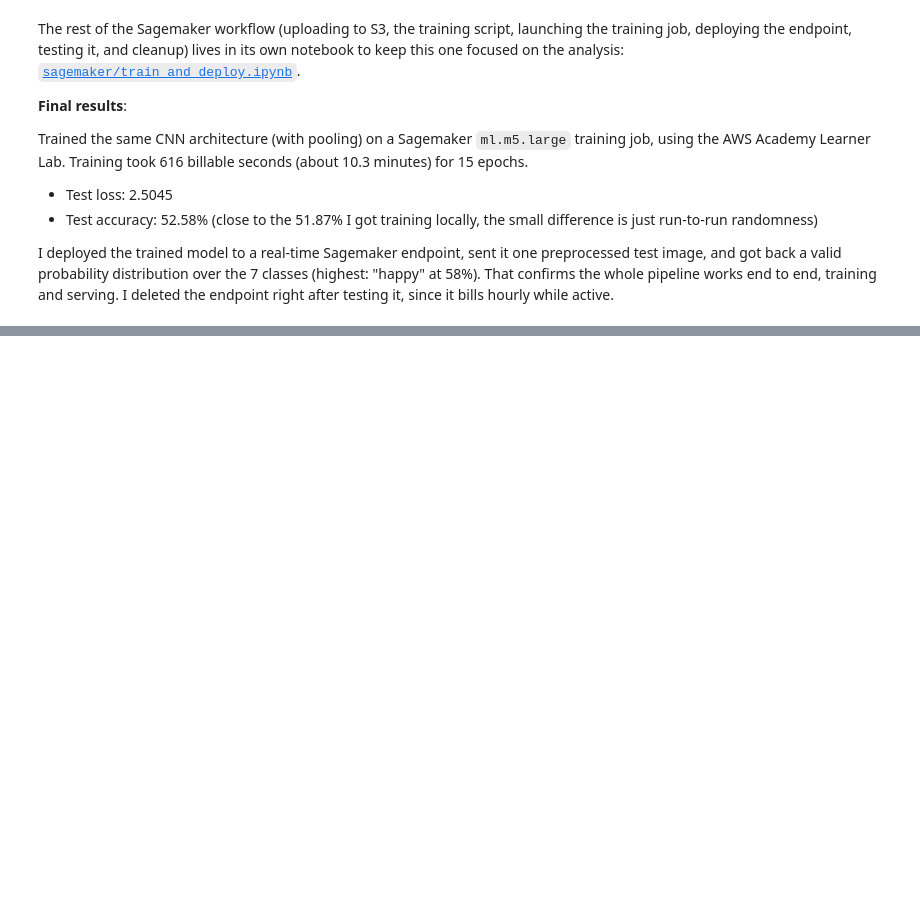
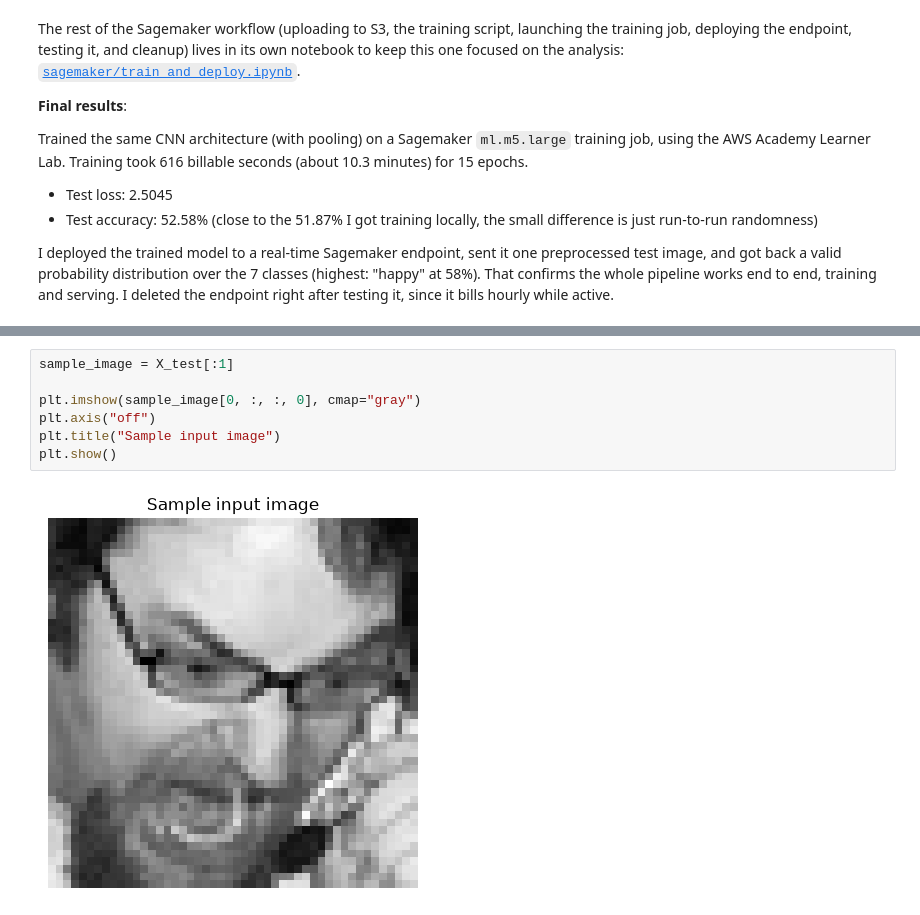
Before and after one commit to marianamalagon11/TDSE_NeuralNetworks, a Jupyter notebook: neuralNetworks_emotion_classification.ipynb, the cells around one changed output, grey strips where cells are left out. Drawn from its saved outputs; the diff is of its cells as text; blank space fills up the shorter version.

```diff
--- a/neuralNetworks_emotion_classification.ipynb
+++ b/neuralNetworks_emotion_classification.ipynb
@@ -648,0 +659,9 @@ I deployed the trained model to a real-time Sagemaker endpoint, sent it one prep
+# %%
+sample_image = X_test[:1]
+
+plt.imshow(sample_image[0, :, :, 0], cmap="gray")
+plt.axis("off")
+plt.title("Sample input image")
+plt.show()
+# %% [output]
+[figure, added]
```
Also changed, not shown: parts of 16 cells of this notebook.
